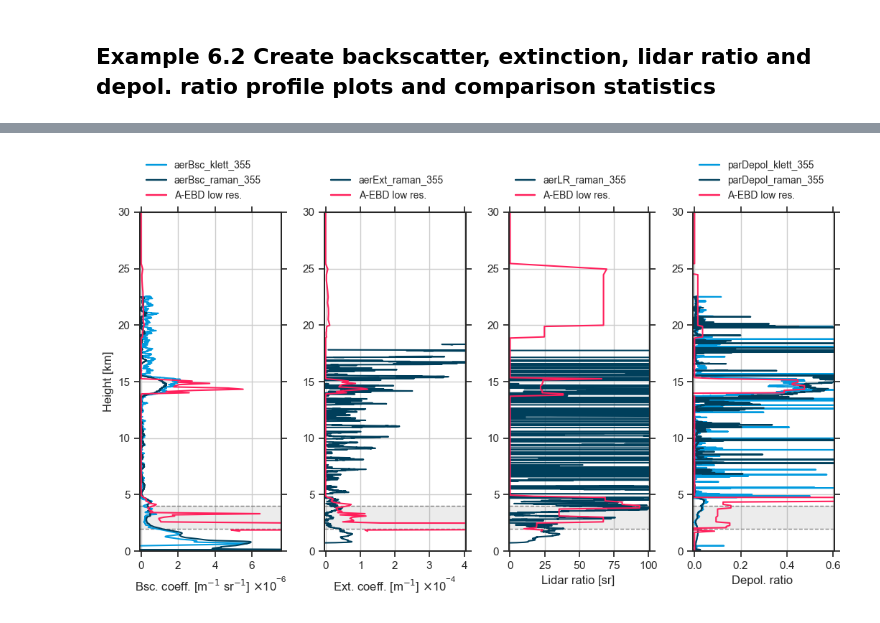
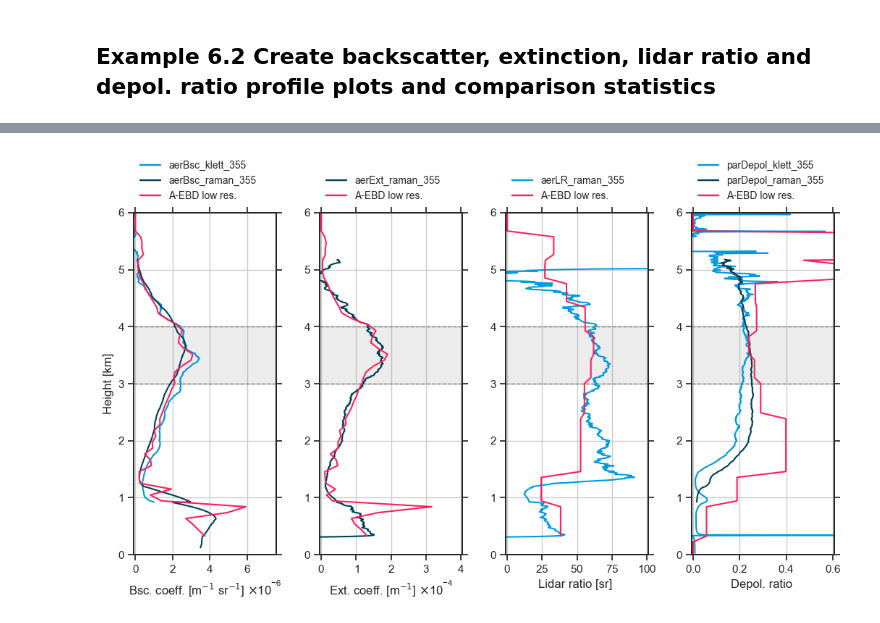
Before and after one commit to TROPOS-RSD/earthcarekit, a Jupyter notebook: examples/notebooks/example_06_validation_of_atlid_level2 TROPOS.ipynb, the cells around one changed output, grey strips where cells are left out. Cells and saved outputs as stored; diff of their text form; code cells hidden in the pictures.

```diff
--- a/examples/notebooks/example_06_validation_of_atlid_level2 TROPOS.ipynb
+++ b/examples/notebooks/example_06_validation_of_atlid_level2 TROPOS.ipynb
@@ -19,12 +19,18 @@ Paste both file paths into the cell below:
 #prefix = "01752D_20240918"
 #site = "TROPOS"
 
+fp_aebd = r"D:\earthcarekit_new\ec_data\ECA_EXBA_ATL_EBD_2A_20250601T031726Z_20250721T133945Z_05729A.h5"
+fp_ground = r"D:\earthcarekit_new\ec_data\2025_06_01_Sun_CPV_00_00_01_0241_0334_profiles_QC.nc"
+prefix = "05729A_20250601"
+site = "Mindelo"
+
+
 # Also specify the ground site by either setting its name (string) or creating a custom GroundSite object:
-site = "meteor_20250126"
-fp_aebd = r"D:\earthcarekit_new\ec_data\ECA_EXBA_ATL_EBD_2A_20250126T041104Z_20250721T123254Z_03769A.h5"
-fp_ground = r"D:\earthcarekit_new\ec_data\2025_01_26_Sun_ARI_00_00_01_0424_0531_profiles.nc"
-prefix = "03769A_20250126"
-radius_km = 100.0
+#site = site #"meteor_20250126"
+#fp_aebd = r"D:\earthcarekit_new\ec_data\ECA_EXBA_ATL_EBD_2A_20250126T041104Z_20250721T123254Z_03769A.h5"
+#fp_ground = r"D:\earthcarekit_new\ec_data\2025_01_26_Sun_ARI_00_00_01_0424_0531_profiles.nc"
+#prefix = "03769A_20250126"
+#radius_km = 100.0
 # %%
 meteor_20250126 = eck.GroundSite(
     latitude=4.28,
@@ -115,14 +121,14 @@ fig, df = eck.compare_bsc_ext_lr_depol(
     resolustion="low",  # Change the A-EBD resolution as needed
     bsc_var_target=["aerBsc_klett_355", "aerBsc_raman_355"],  # Give at least one bsc. variable name from the ground-based dataset
     ext_var_target=["aerExt_klett_355", "aerExt_raman_355"],  # Give at least one ext. variable name from the ground-based dataset
-    lr_var_target=["aerLR_klett_355", "aerLR_raman_355"],  # Give at least one LR variable name from the ground-based dataset
+    lr_var_target=["aerLR_raman_355","aerLR_klett_355"],  # Give at least one LR variable name from the ground-based dataset
     depol_var_target=["parDepol_klett_355", "parDepol_raman_355"],  # Give at least one depol. variable name from the ground-based dataset
     vmax_bsc = 0.0000075,
     vmax_ext= 0.0004,
     vmax_lr = 100,
     vmax_depol = 0.6,
-    height_range=(0, 30e3),  # Change the plotting height as needed
-    selection_height_range=(2e3, 4e3),  # Change the selected height range to get statistics from as needed or set to None
+    height_range=(0, 6e3),  # Change the plotting height as needed
+    selection_height_range=(3e3, 4e3),  # Change the selected height range to get statistics from as needed or set to None
 )
 display(df)
 
@@ -145,2 +151,2 @@ Plot saved (time taken 00:00:00): <d:\earthcarekit_new\examples\notebooks\03769A
 Save the stat. results:
-[figure, old version]
+[figure, new version]
```
Also changed, not shown: parts of 3 cells of this notebook.
